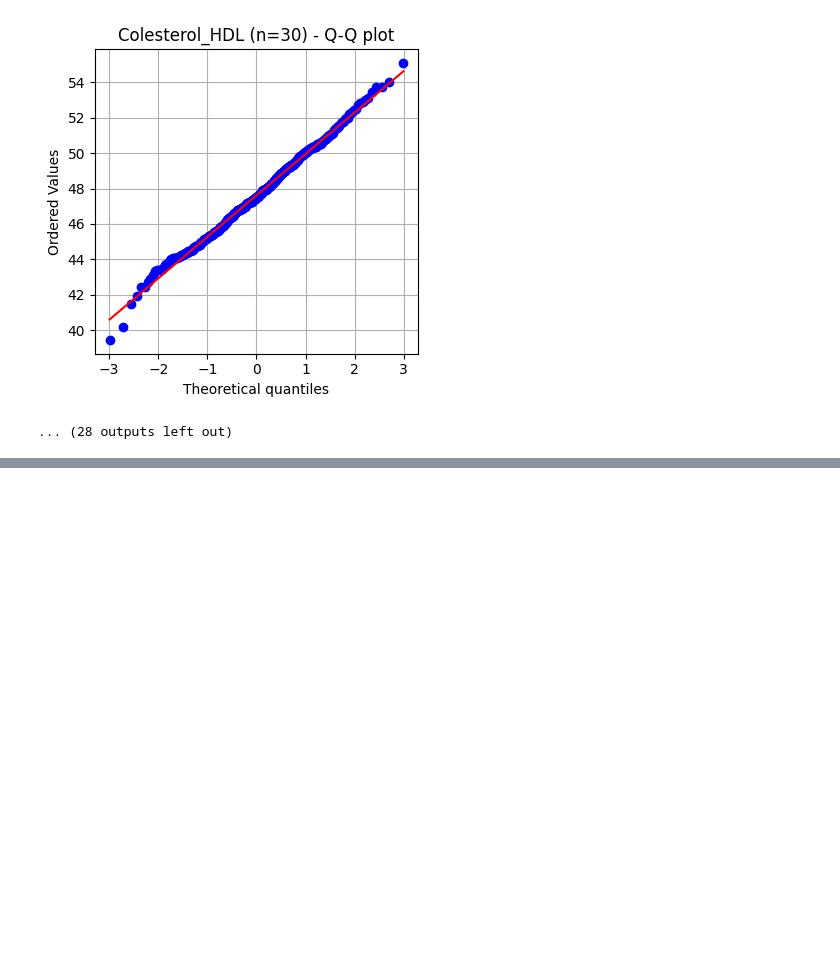
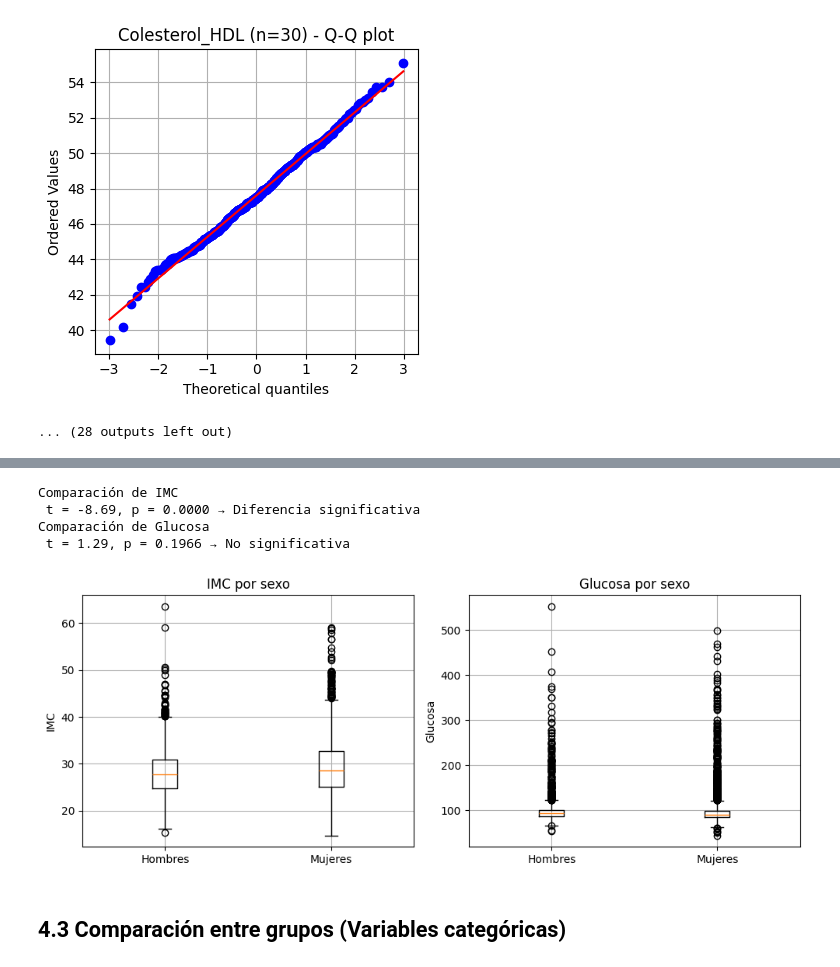
Before and after one commit to iHealthInstitute/Talleres_Diplomado_iHealth, a Jupyter notebook: curso_2/test_de_hipotesis_solution.ipynb, the cells around one changed output, grey strips where cells are left out. Drawn from its saved outputs; the diff is of its cells as text; code cells hidden in the pictures; blank space fills up the shorter version.

```diff
--- a/curso_2/test_de_hipotesis_solution.ipynb
+++ b/curso_2/test_de_hipotesis_solution.ipynb
@@ -328,0 +422,36 @@ Variable: Colesterol_HDL
+# %%
+# <CODE> 5. Aplicar prueba t de Student
+from scipy.stats import ttest_ind
+
+for var in ['IMC', 'Glucosa']:
+    grupo1 = ens[ens["Sexo"] == "HOMBRE"][var].dropna()
+    grupo2 = ens[ens["Sexo"] == "MUJER"][var].dropna()
+
+    stat, p = ttest_ind(grupo1, grupo2, equal_var=False)  # Welch t-test
+    print(f"Comparación de {var}")
+    print(f" t = {stat:.2f}, p = {p:.4f} → {'Diferencia significativa' if p < 0.05 else 'No significativa'}")
+# %% [output]
+Comparación de IMC
+ t = -8.69, p = 0.0000 → Diferencia significativa
+Comparación de Glucosa
+ t = 1.29, p = 0.1966 → No significativa
+# %%
+# <CODE> 5. Graficar resultados
+plt.figure(figsize=(10, 4))
+
+for i, var in enumerate(['IMC', 'Glucosa']):
+    hombres = ens[ens["Sexo"] == "HOMBRE"][var].dropna()
+    mujeres = ens[ens["Sexo"] == "MUJER"][var].dropna()
+
+    plt.subplot(1, 2, i + 1)
+    plt.boxplot([hombres, mujeres], labels=["Hombres", "Mujeres"])
+    plt.title(f"{var} por sexo")
+    plt.ylabel(var)
+    plt.grid(True)
+
+plt.tight_layout()
+plt.show()
+# %% [output]
+[figure, added]
+# %% [markdown]
+## 4.3 Comparación entre grupos (Variables categóricas)
```
Also changed, not shown: parts of 7 cells of this notebook.
